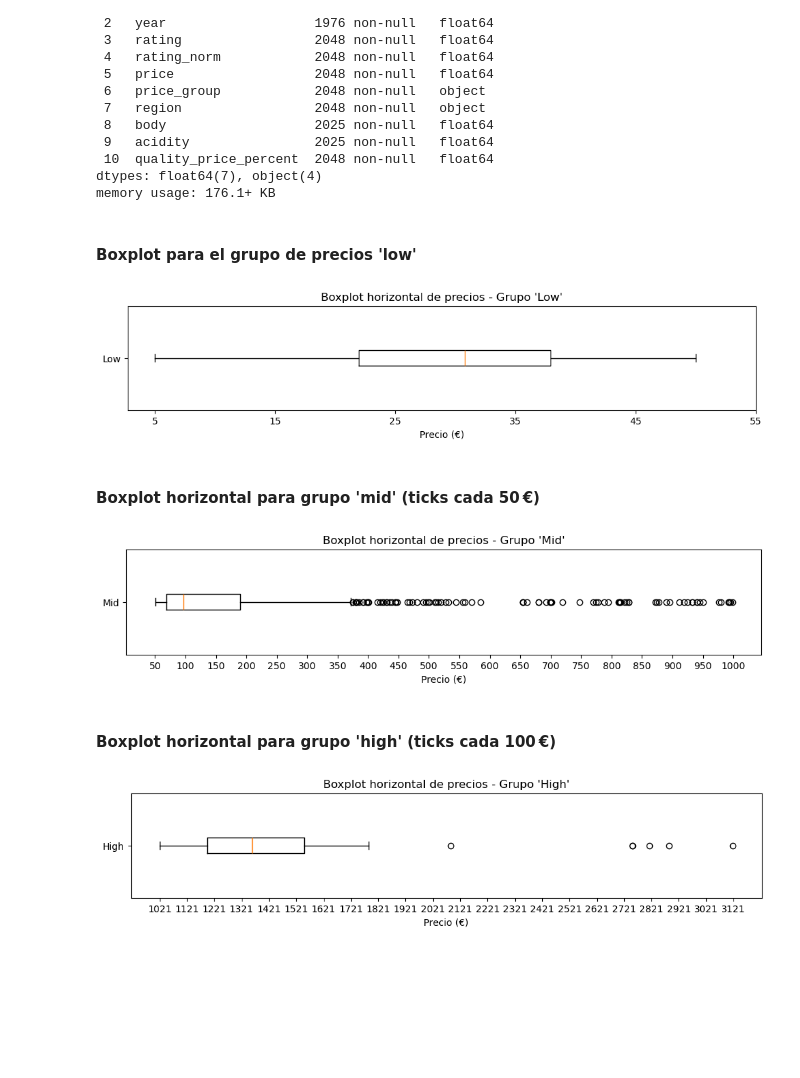
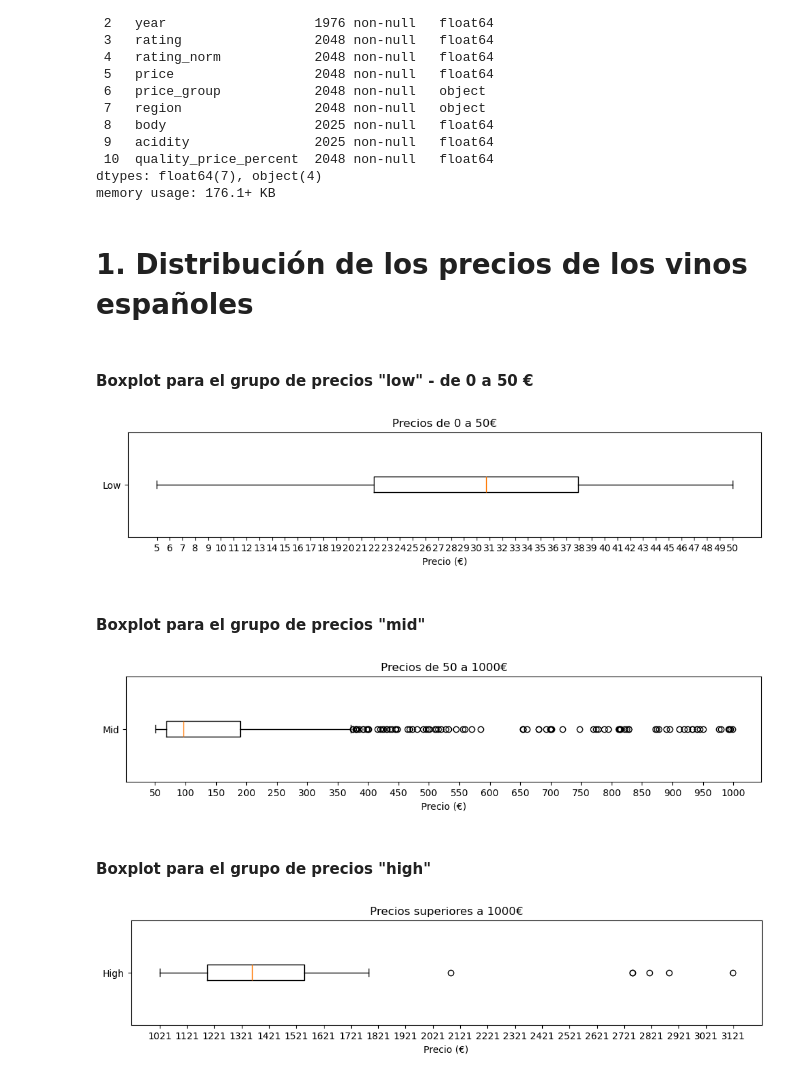
Before and after one commit to IRF1991/wine_test_dataset, a Jupyter notebook: notebooks/spanish_wine_visualization.ipynb, the cells around one changed output. Cells and saved outputs as stored; diff of their text form; code cells hidden in the pictures; blank space fills up the shorter version.

```diff
--- a/notebooks/spanish_wine_visualization.ipynb
+++ b/notebooks/spanish_wine_visualization.ipynb
@@ -37,16 +37,18 @@ memory usage: 176.1+ KB
+# %% [markdown]
+# 1. Distribución de los precios de los vinos españoles
 # %% [markdown]
-#### Boxplot para el grupo de precios 'low'
+#### Boxplot para el grupo de precios "low" - de 0 a 50 €
 # %%
 # Boxplot horizontal para grupo 'low'
-low_prices = df[df['price_group'] == 'low']['price']
+low_prices = df[df["price_group"] == "low"]["price"]
 plt.figure(figsize=(12, 2))
 plt.boxplot(low_prices, vert=False)
-plt.title("Boxplot horizontal de precios - Grupo 'Low'")
-plt.xlabel('Precio (€)')
+plt.title("Precios de 0 a 50€")
+plt.xlabel("Precio (€)")
 min_tick = 5
 max_price = int(low_prices.max())
-plt.xticks(np.arange(min_tick, max_price+10, 10))
-plt.yticks([1], ['Low'])
+plt.xticks(np.arange(min_tick, max_price+1, 1))
+plt.yticks([1], ["Low"])
 plt.show()
 # %% [output]
-[figure, old version]
+[figure, new version]
@@ -53,11 +59,11 @@ plt.show()
 # %% [markdown]
-#### Boxplot horizontal para grupo 'mid' (ticks cada 50 €)
+#### Boxplot para el grupo de precios "mid"
 # %%
 # Boxplot horizontal para grupo 'mid'
 mid_prices = df[df['price_group'] == 'mid']['price']
 plt.figure(figsize=(12, 2))
 plt.boxplot(mid_prices, vert=False)
-plt.title("Boxplot horizontal de precios - Grupo 'Mid'")
+plt.title("Precios de 50 a 1000€")
 plt.xlabel('Precio (€)')
 min_price = int(mid_prices.min())
 max_price = int(mid_prices.max())
@@ -65,4 +71,4 @@ plt.xticks(np.arange(min_price, max_price+50, 50))
 plt.yticks([1], ['Mid'])
 plt.show()
 # %% [output]
-[figure, old version]
+[figure, new version]
@@ -69,11 +80,11 @@ plt.show()
 # %% [markdown]
-#### Boxplot horizontal para grupo 'high' (ticks cada 100 €)
+#### Boxplot para el grupo de precios "high"
 # %%
 # Boxplot horizontal para grupo 'high'
 high_prices = df[df['price_group'] == 'high']['price']
 plt.figure(figsize=(12, 2))
 plt.boxplot(high_prices, vert=False)
-plt.title("Boxplot horizontal de precios - Grupo 'High'")
+plt.title("Precios superiores a 1000€")
 plt.xlabel('Precio (€)')
 min_price = int(high_prices.min())
 max_price = int(high_prices.max())
@@ -81,4 +92,4 @@ plt.xticks(np.arange(min_price, max_price+100, 100))
 plt.yticks([1], ['High'])
 plt.show()
 # %% [output]
-[figure, old version]
+[figure, new version]
```
Also changed, not shown: parts of 13 cells of this notebook.
